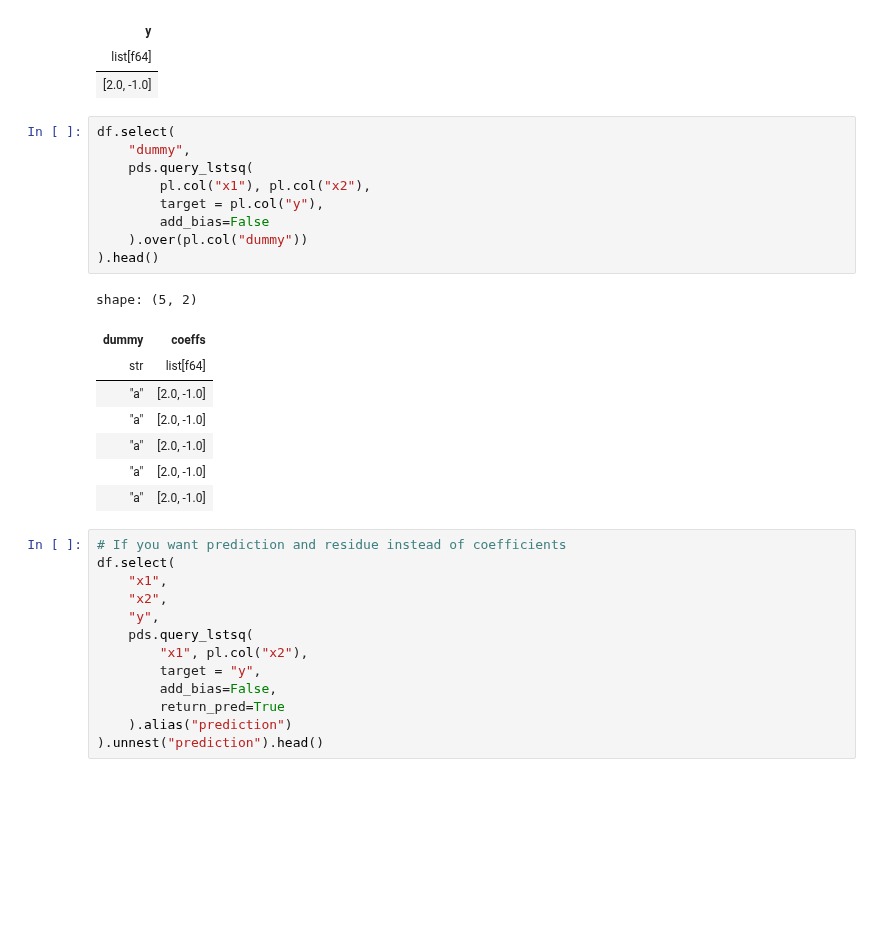
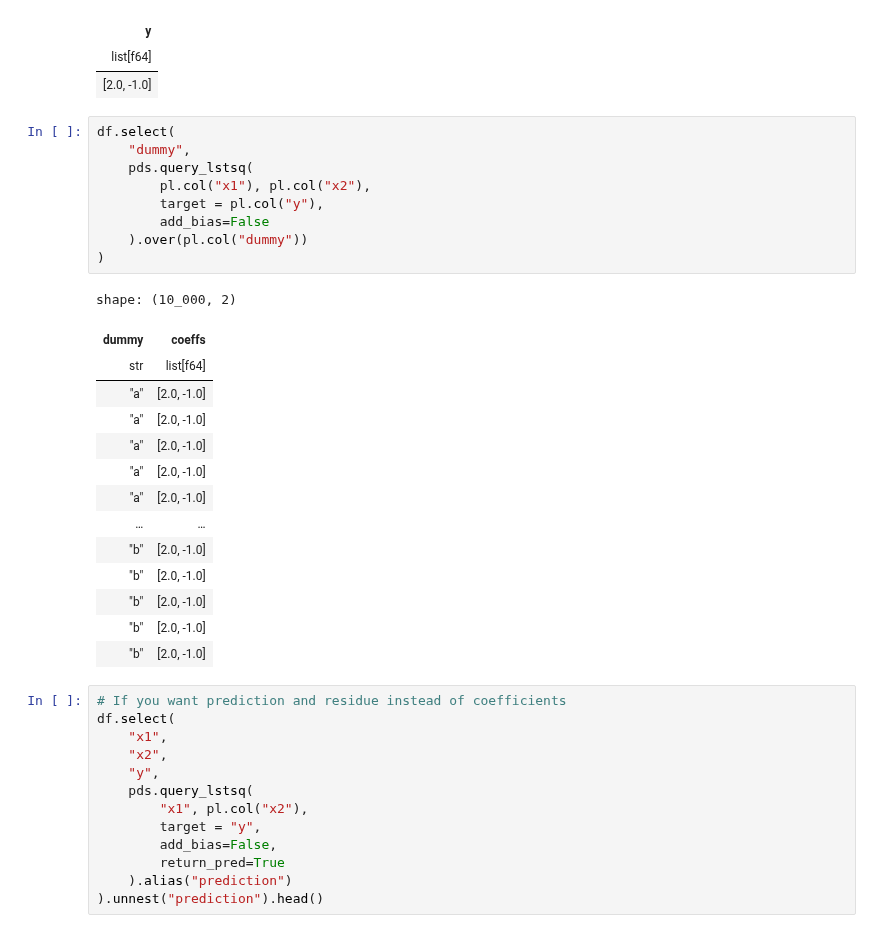
Before and after one commit to abstractqqq/polars_ds_extension, a Jupyter notebook: examples/basics.ipynb, the cells around one changed output. Cells and saved outputs as stored; diff of their text form; blank space fills up the shorter version.

```diff
--- a/examples/basics.ipynb
+++ b/examples/basics.ipynb
@@ -129,21 +128,27 @@ shape: (1, 1)
 # %%
 df.select(
     "dummy",
     pds.query_lstsq(
         pl.col("x1"), pl.col("x2"),
         target = pl.col("y"),
         add_bias=False
     ).over(pl.col("dummy"))
-).head()
+)
 # %% [output]
-shape: (5, 2)
+shape: (10_000, 2)
 | dummy | coeffs |
 | str | list[f64] |
 | "a" | [2.0, -1.0] |
 | "a" | [2.0, -1.0] |
 | "a" | [2.0, -1.0] |
 | "a" | [2.0, -1.0] |
 | "a" | [2.0, -1.0] |
+| … | … |
+| "b" | [2.0, -1.0] |
+| "b" | [2.0, -1.0] |
+| "b" | [2.0, -1.0] |
+| "b" | [2.0, -1.0] |
+| "b" | [2.0, -1.0] |
 # %%
 # If you want prediction and residue instead of coefficients
 df.select(
```
Also changed, not shown: parts of 34 cells of this notebook, 1 other file.
